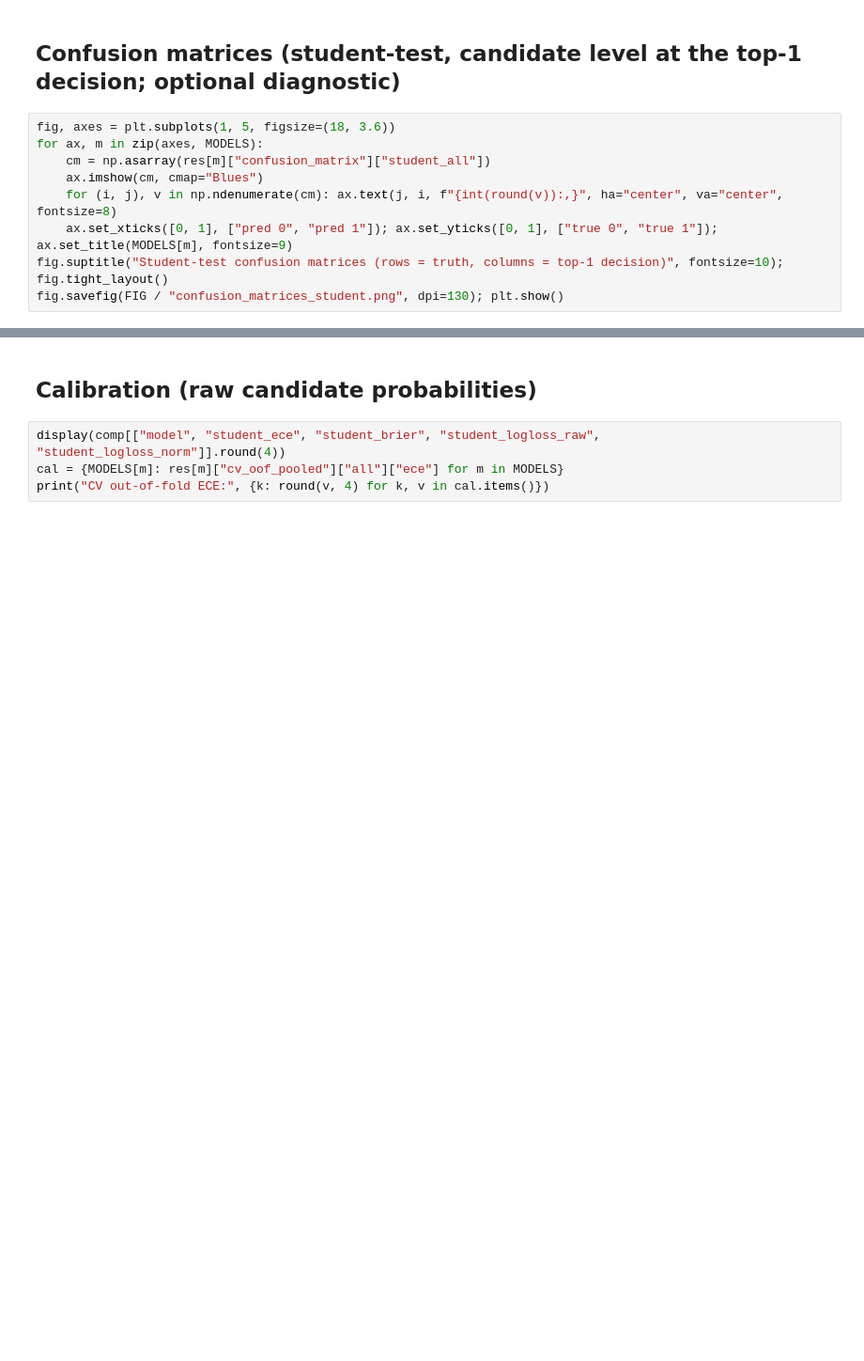
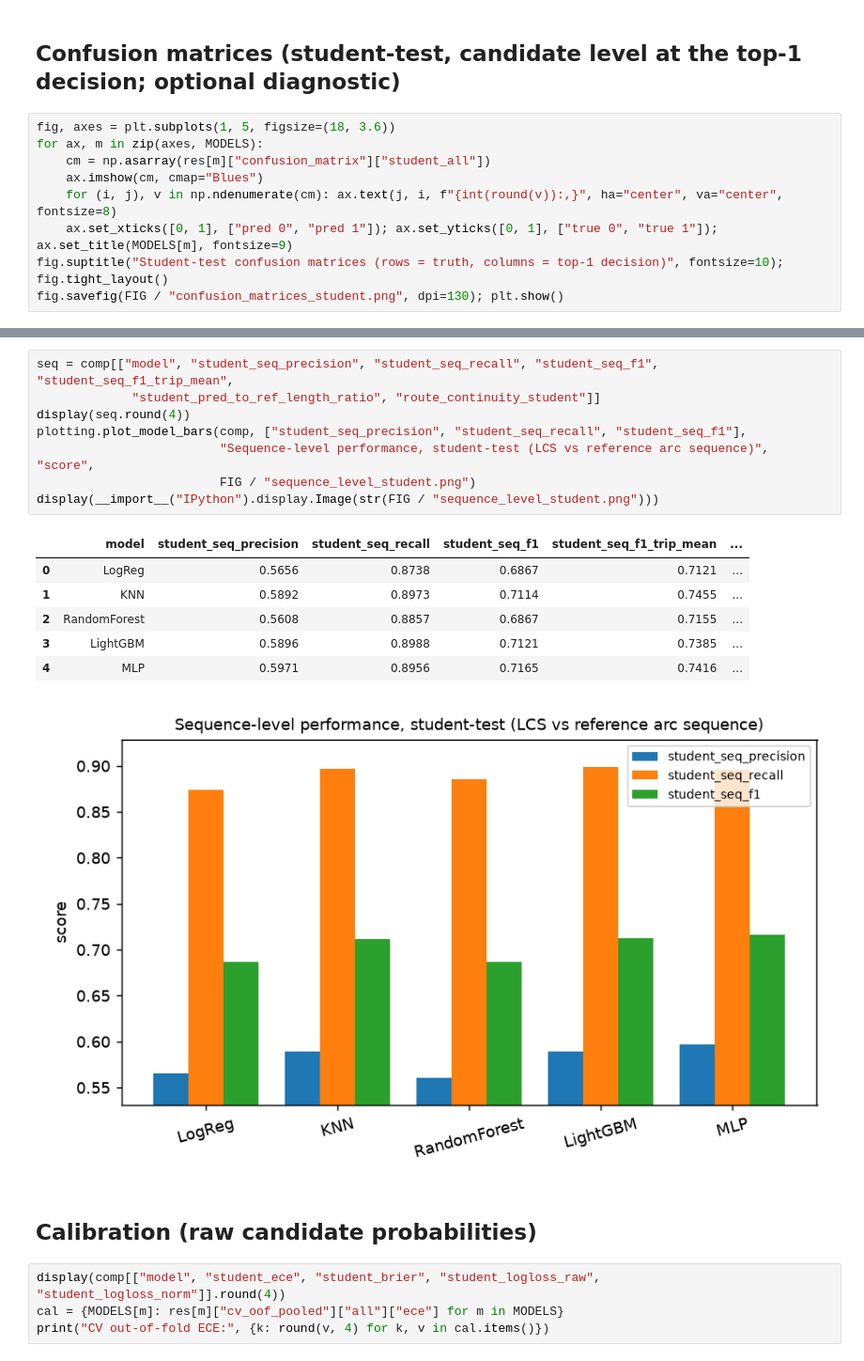
Before and after one commit to cosmocode-source/PATHSNAP, a Jupyter notebook: trained_models/comparison/model_comparison.ipynb, the cells around one changed output, grey strips where cells are left out. Shown at 94% size. Saved outputs shown, nothing was run; the diff lists cells and outputs as text; blank space fills up the shorter version.

```diff
--- a/trained_models/comparison/model_comparison.ipynb
+++ b/trained_models/comparison/model_comparison.ipynb
@@ -243,3 +288,19 @@ fig.savefig(FIG / "confusion_matrices_student.png", dpi=130); plt.show()
+# %%
+seq = comp[["model", "student_seq_precision", "student_seq_recall", "student_seq_f1", "student_seq_f1_trip_mean",
+             "student_pred_to_ref_length_ratio", "route_continuity_student"]]
+display(seq.round(4))
+plotting.plot_model_bars(comp, ["student_seq_precision", "student_seq_recall", "student_seq_f1"],
+                         "Sequence-level performance, student-test (LCS vs reference arc sequence)", "score",
+                         FIG / "sequence_level_student.png")
+display(__import__("IPython").display.Image(str(FIG / "sequence_level_student.png")))
+# %% [output]
+|  | model | student_seq_precision | student_seq_recall | student_seq_f1 | student_seq_f1_trip_mean | ... |
+| 0 | LogReg | 0.5656 | 0.8738 | 0.6867 | 0.7121 | ... |
+| 1 | KNN | 0.5892 | 0.8973 | 0.7114 | 0.7455 | ... |
+| 2 | RandomForest | 0.5608 | 0.8857 | 0.6867 | 0.7155 | ... |
+| 3 | LightGBM | 0.5896 | 0.8988 | 0.7121 | 0.7385 | ... |
+| 4 | MLP | 0.5971 | 0.8956 | 0.7165 | 0.7416 | ... |
+[figure, added]
 # %% [markdown]
 ## Calibration (raw candidate probabilities)
 # %%
```
Also changed, not shown: parts of 5 cells of this notebook, 22 other files.
